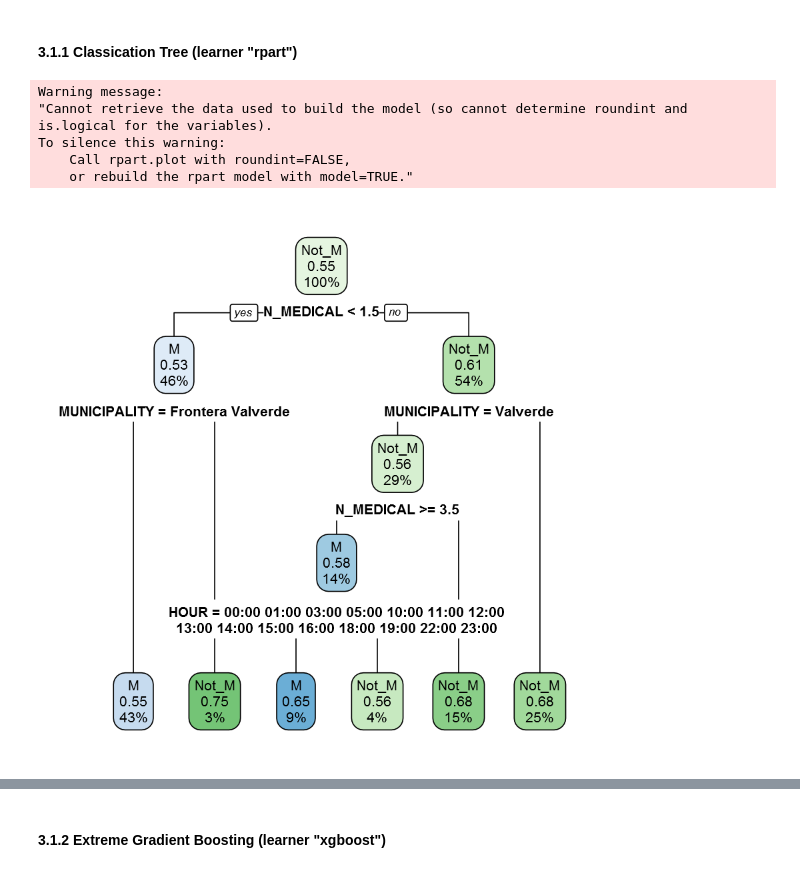
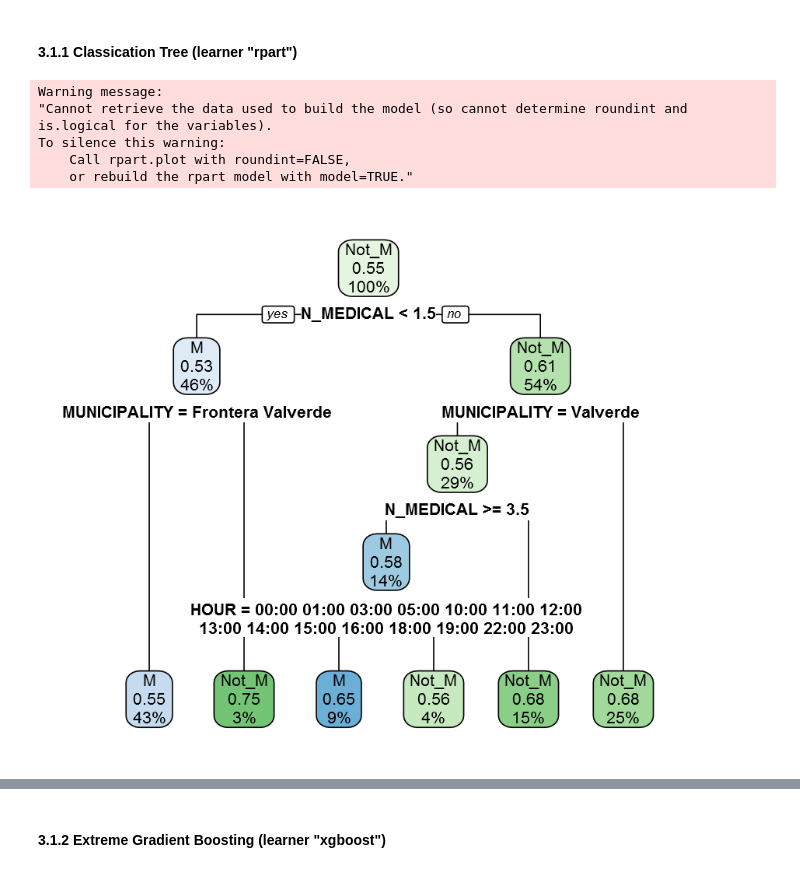
Before and after one commit to taroull/Notebook-112_Prediction_Classification, a Jupyter notebook: Statistical modelling of incidents data.ipynb, the cells around one changed output, grey strips where cells are left out. Drawn from its saved outputs; the diff is of its cells as text; code cells hidden in the pictures.

```diff
--- a/Statistical modelling of incidents data.ipynb
+++ b/Statistical modelling of incidents data.ipynb
@@ -217,30 +378,31 @@ mlr.learner.rpart = makeLearner(
 training.model = mlr::train(mlr.learner.rpart, mlr.task.training)
 mlr.predict = predict(training.model, mlr.task.testing)
 # %%
+options(repr.plot.width=7, repr.plot.height=6)
 #decision tree
 split.fun <- function(x, labs, digits, varlen, faclen) {
   # replace commas with spaces (needed for strwrap)
   labs <- gsub(",", " ", labs)
   for(i in 1:length(labs)) {
     # split labs[i] into multiple lines
     labs[i] <- paste(strwrap(labs[i], width = 50), collapse = "\n")
   }
   labs
 }
 
 rpart.plot(getLearnerModel(training.model),
            type = 2,
            extra = 108,
            fallen.leaves = T,
            split.fun = split.fun
            )
 # %% [output]
 Warning message:
 "Cannot retrieve the data used to build the model (so cannot determine roundint and is.logical for the variables).
 To silence this warning:
     Call rpart.plot with roundint=FALSE,
     or rebuild the rpart model with model=TRUE."
-[figure, old version]
+[figure, new version]
 # %%
 perf_ROC(mlr.predict)
 # %% [output]
```
Also changed, not shown: parts of 41 cells of this notebook, 1 other file.
